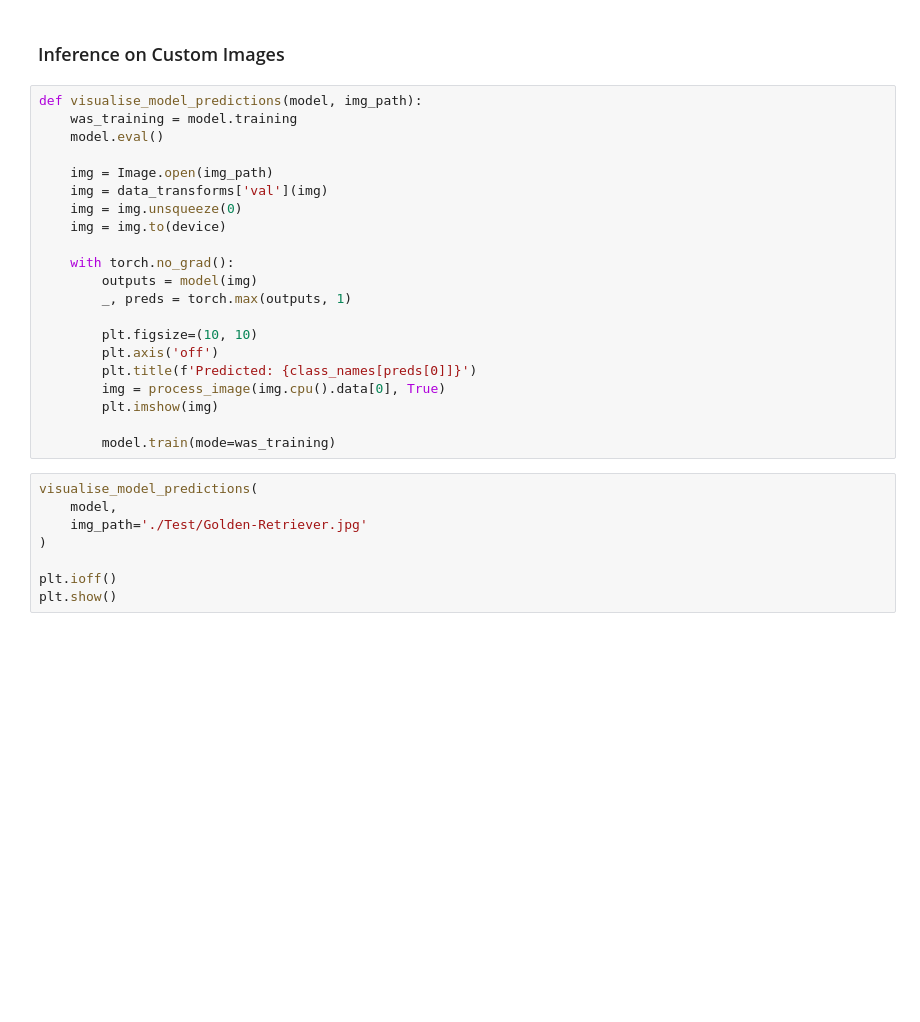
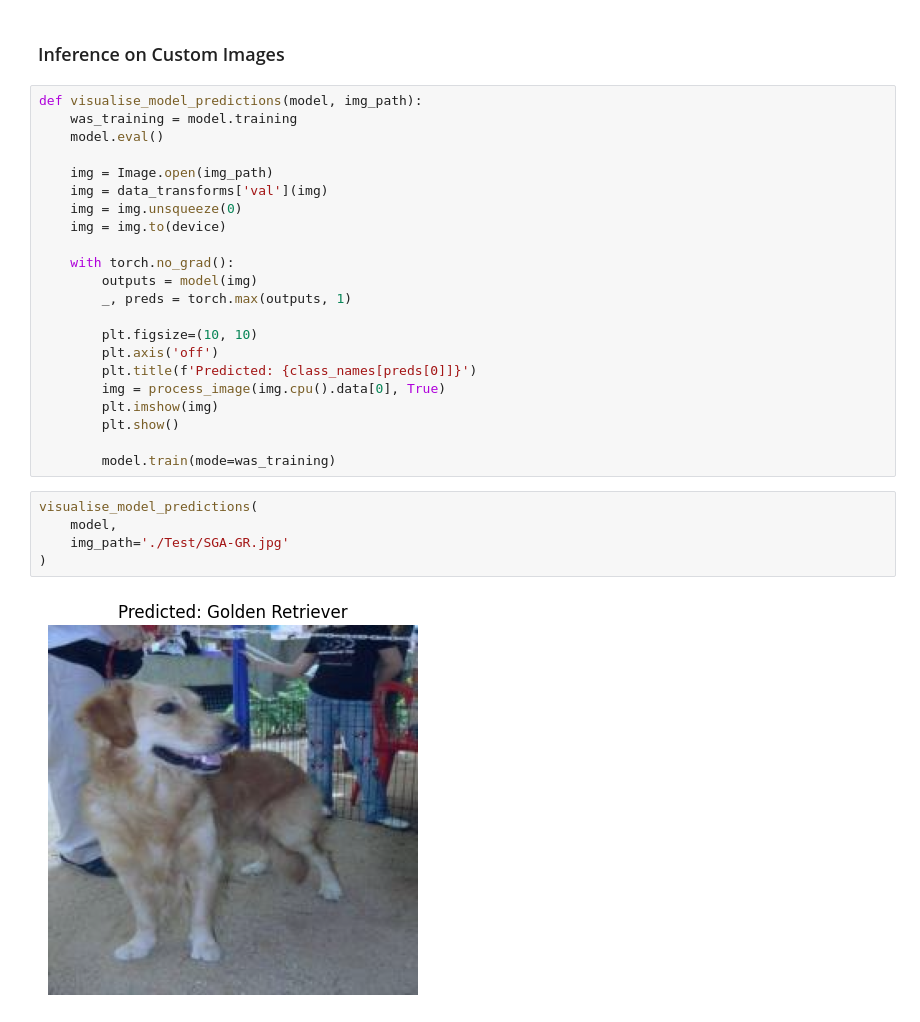
Before and after one commit to ipleiria-ciic/sp-ia, a Jupyter notebook: NB07-0224/NB07-0224-3.0.0-SGABased-Dataset.ipynb, the cells around one changed output. Cells and saved outputs as stored; diff of their text form; blank space fills up the shorter version.

```diff
--- a/NB07-0224/NB07-0224-3.0.0-SGABased-Dataset.ipynb
+++ b/NB07-0224/NB07-0224-3.0.0-SGABased-Dataset.ipynb
@@ -331,13 +273,13 @@ def visualise_model_predictions(model, img_path):
         plt.title(f'Predicted: {class_names[preds[0]]}')
         img = process_image(img.cpu().data[0], True)
         plt.imshow(img)
+        plt.show()
 
         model.train(mode=was_training)
 # %%
 visualise_model_predictions(
     model,
-    img_path='./Test/Golden-Retriever.jpg'
+    img_path='./Test/SGA-GR.jpg'
 )
-
-plt.ioff()
-plt.show()
+# %% [output]
+[figure, added]
```
Also changed, not shown: parts of 43 cells of this notebook, 11 other files.
